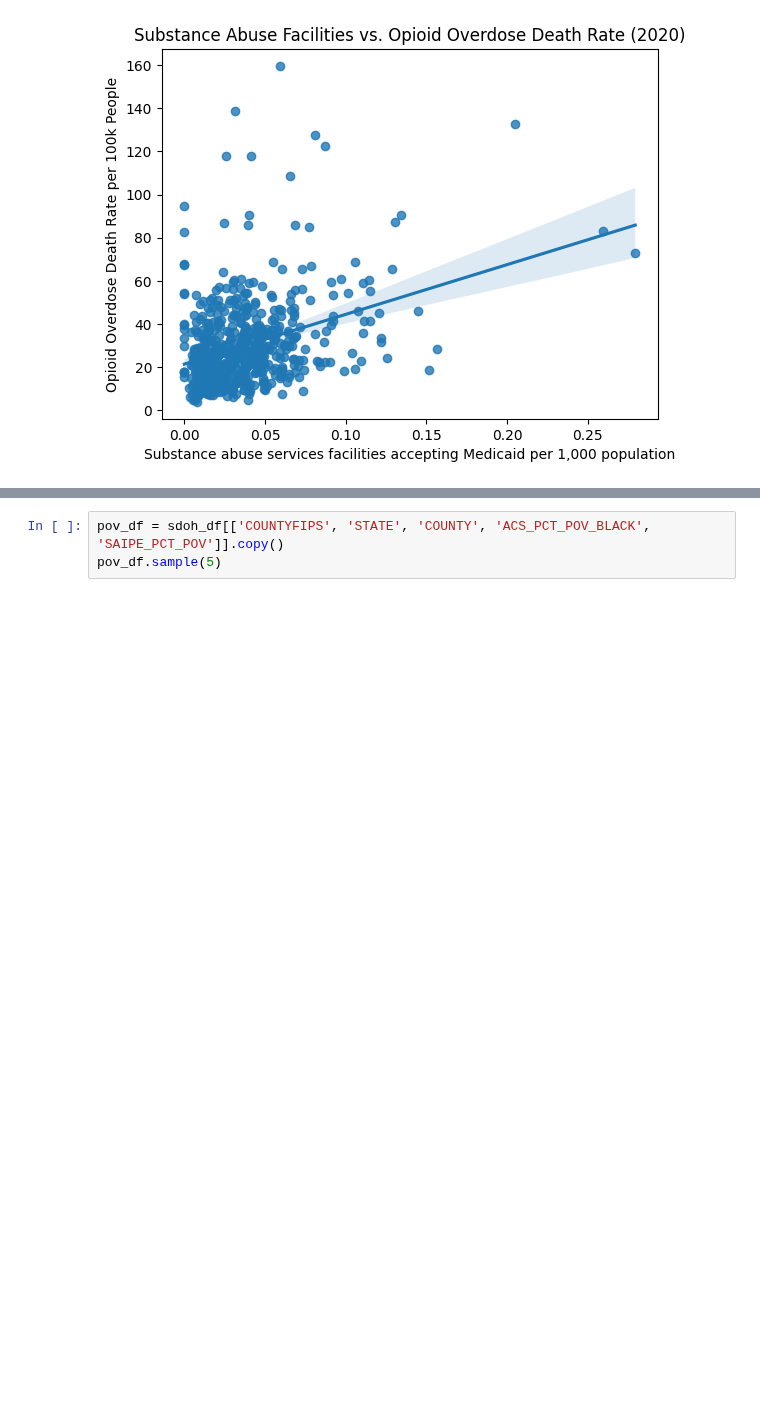
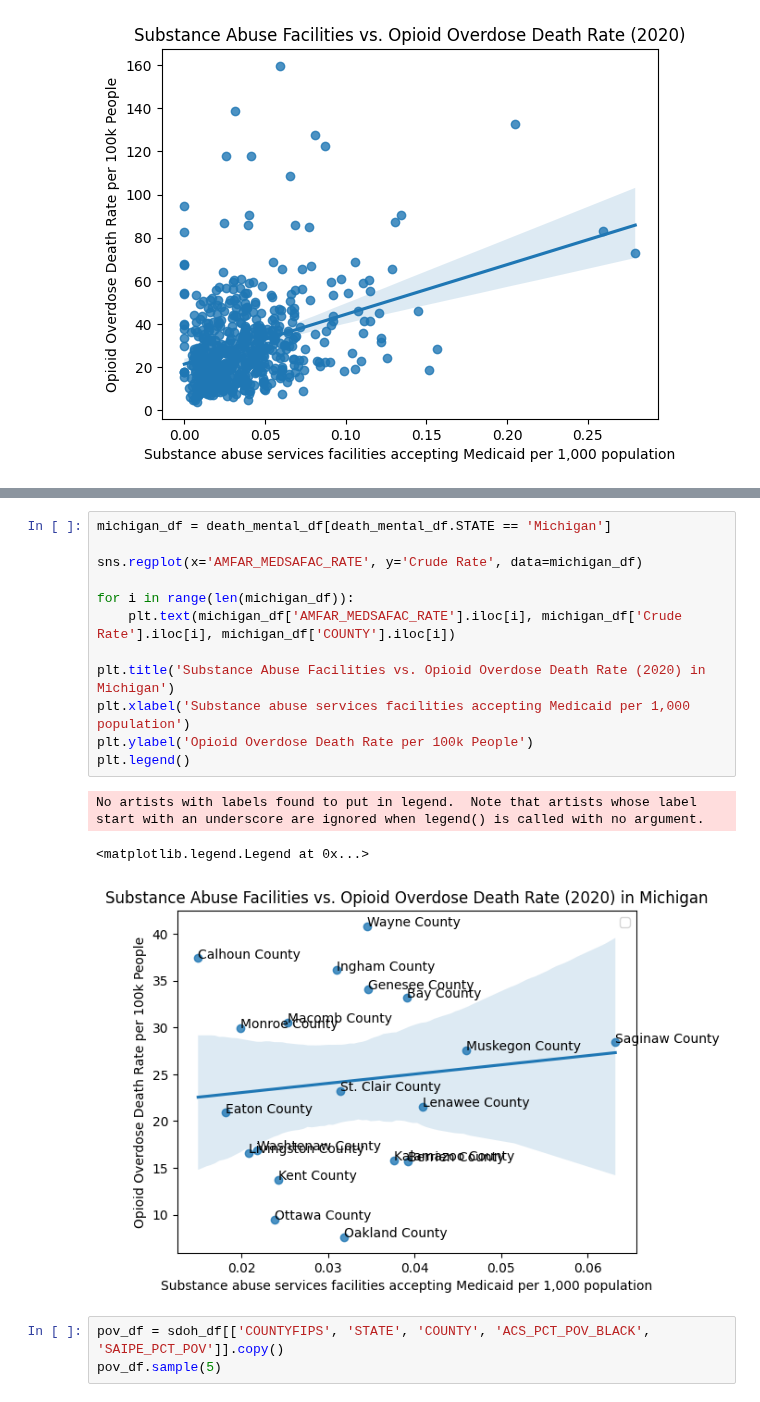
Before and after one commit to Ludougan123234/624-project, a Jupyter notebook: state_level_analysis.ipynb, the cells around one changed output, grey strips where cells are left out. Drawn from its saved outputs; the diff is of its cells as text; blank space fills up the shorter version.

Commit message:
michigan substance abuse facilities

```diff
--- a/state_level_analysis.ipynb
+++ b/state_level_analysis.ipynb
@@ -181,3 +197,19 @@ Text(0, 0.5, 'Opioid Overdose Death Rate per 100k People')
+# %%
+michigan_df = death_mental_df[death_mental_df.STATE == 'Michigan']
+
+sns.regplot(x='AMFAR_MEDSAFAC_RATE', y='Crude Rate', data=michigan_df)
+
+for i in range(len(michigan_df)):
+    plt.text(michigan_df['AMFAR_MEDSAFAC_RATE'].iloc[i], michigan_df['Crude Rate'].iloc[i], michigan_df['COUNTY'].iloc[i])
+
+plt.title('Substance Abuse Facilities vs. Opioid Overdose Death Rate (2020) in Michigan')
+plt.xlabel('Substance abuse services facilities accepting Medicaid per 1,000 population')
+plt.ylabel('Opioid Overdose Death Rate per 100k People')
+plt.legend()
+# %% [output]
+No artists with labels found to put in legend.  Note that artists whose label start with an underscore are ignored when legend() is called with no argument.
+<matplotlib.legend.Legend at 0x...>
+[figure, added]
 # %%
 pov_df = sdoh_df[['COUNTYFIPS', 'STATE', 'COUNTY', 'ACS_PCT_POV_BLACK', 'SAIPE_PCT_POV']].copy()
 pov_df.sample(5)
```
Also changed, not shown: parts of 1 cell of this notebook.
